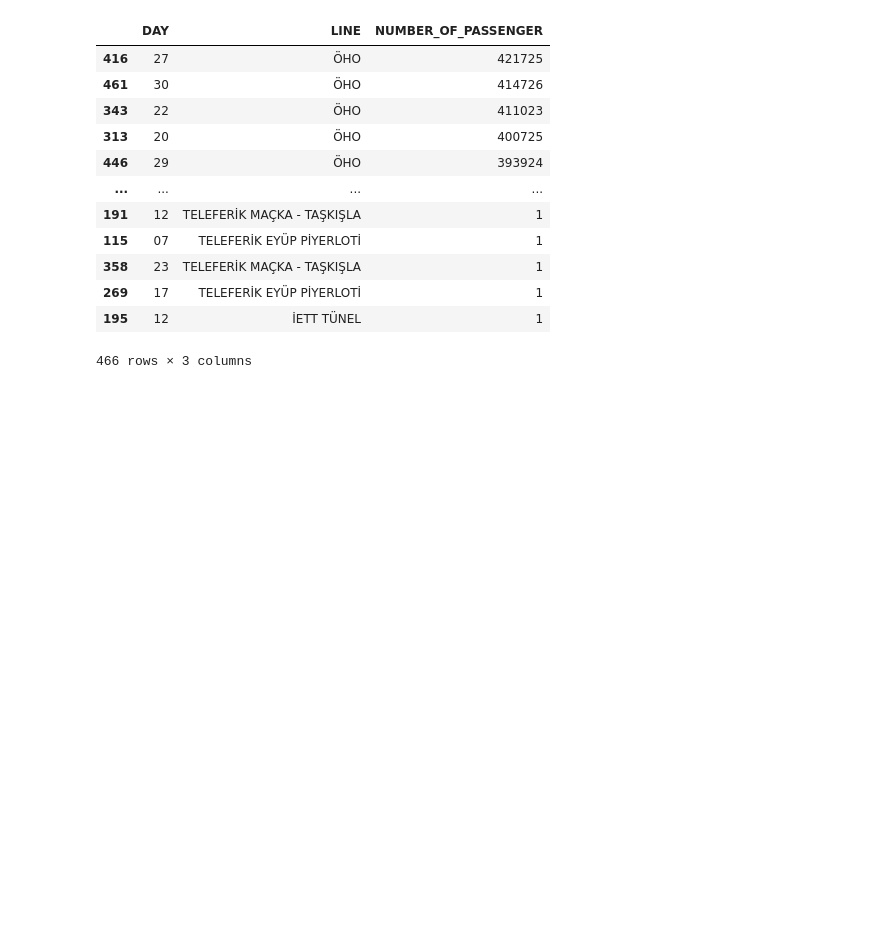
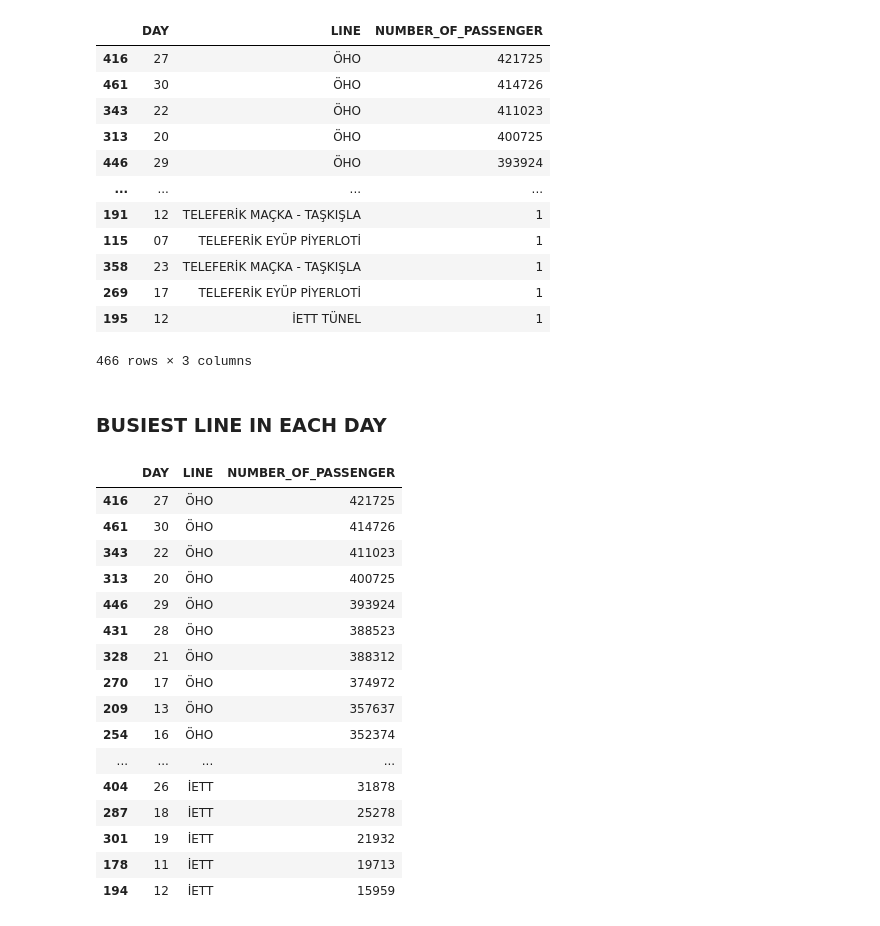
Before and after one commit to ozzden/mat381e, a Jupyter notebook: HW1.ipynb, the cells around one changed output. Cells and saved outputs as stored; diff of their text form; code cells hidden in the pictures; blank space fills up the shorter version.

```diff
--- a/HW1.ipynb
+++ b/HW1.ipynb
@@ -333,5 +376,5 @@ df_apr
 # %%
-data_apr1 = df_apr.groupby(["DAY","LINE"],as_index=False)["NUMBER_OF_PASSENGER"].sum().sort_values("NUMBER_OF_PASSENGER",ascending=False)
+data_apr1 = df_apr.groupby(["DAY","LINE"],as_index=False)["NUMBER_OF_PASSENGER"].sum().sort_values(by=["NUMBER_OF_PASSENGER"],ascending=False)
 data_apr1
 # %% [output]
 |  | DAY | LINE | NUMBER_OF_PASSENGER |
@@ -347,3 +390,26 @@ data_apr1
 | 269 | 17 | TELEFERİK EYÜP PİYERLOTİ | 1 |
 | 195 | 12 | İETT TÜNEL | 1 |
 466 rows × 3 columns
+# %% [markdown]
+### BUSIEST LINE IN EACH DAY
+# %%
+busy_Line = data_apr1.drop_duplicates("DAY")
+busy_Line
+# %% [output]
+|  | DAY | LINE | NUMBER_OF_PASSENGER |
+| 416 | 27 | ÖHO | 421725 |
+| 461 | 30 | ÖHO | 414726 |
+| 343 | 22 | ÖHO | 411023 |
+| 313 | 20 | ÖHO | 400725 |
+| 446 | 29 | ÖHO | 393924 |
+| 431 | 28 | ÖHO | 388523 |
+| 328 | 21 | ÖHO | 388312 |
+| 270 | 17 | ÖHO | 374972 |
+| 209 | 13 | ÖHO | 357637 |
+| 254 | 16 | ÖHO | 352374 |
+| ... | ... | ... | ... |
+| 404 | 26 | İETT | 31878 |
+| 287 | 18 | İETT | 25278 |
+| 301 | 19 | İETT | 21932 |
+| 178 | 11 | İETT | 19713 |
+| 194 | 12 | İETT | 15959 |
```
Also changed, not shown: parts of 33 cells of this notebook.
